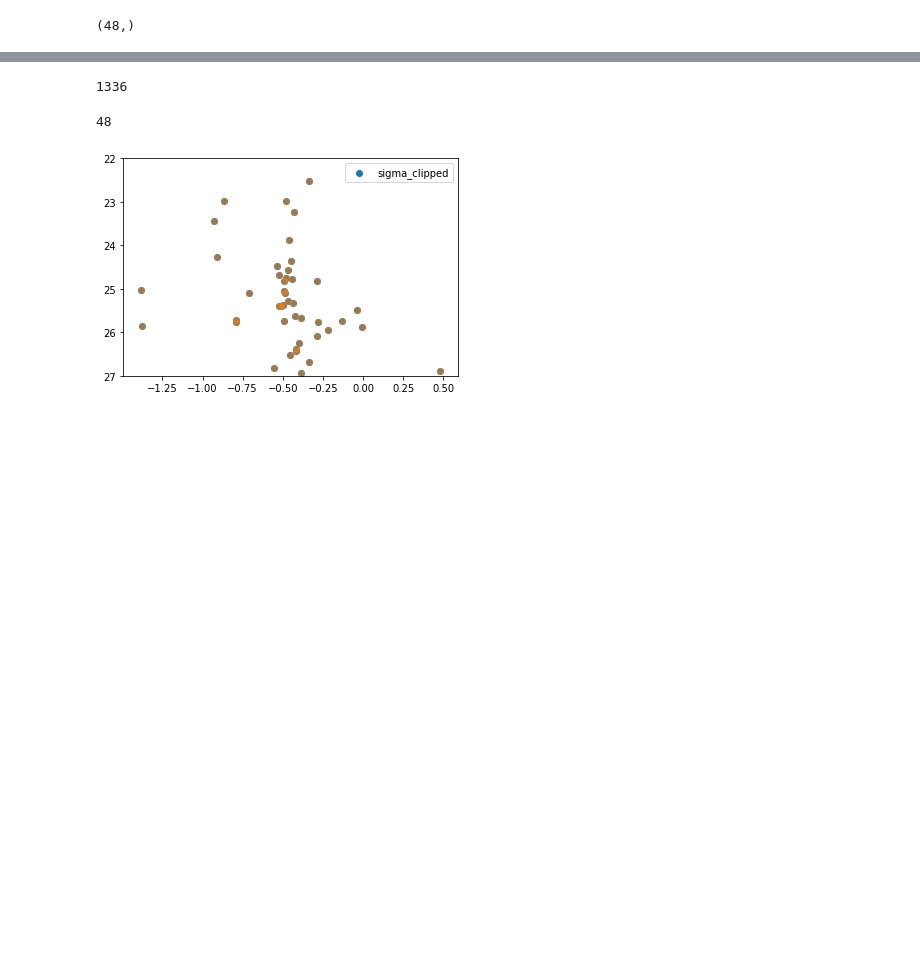
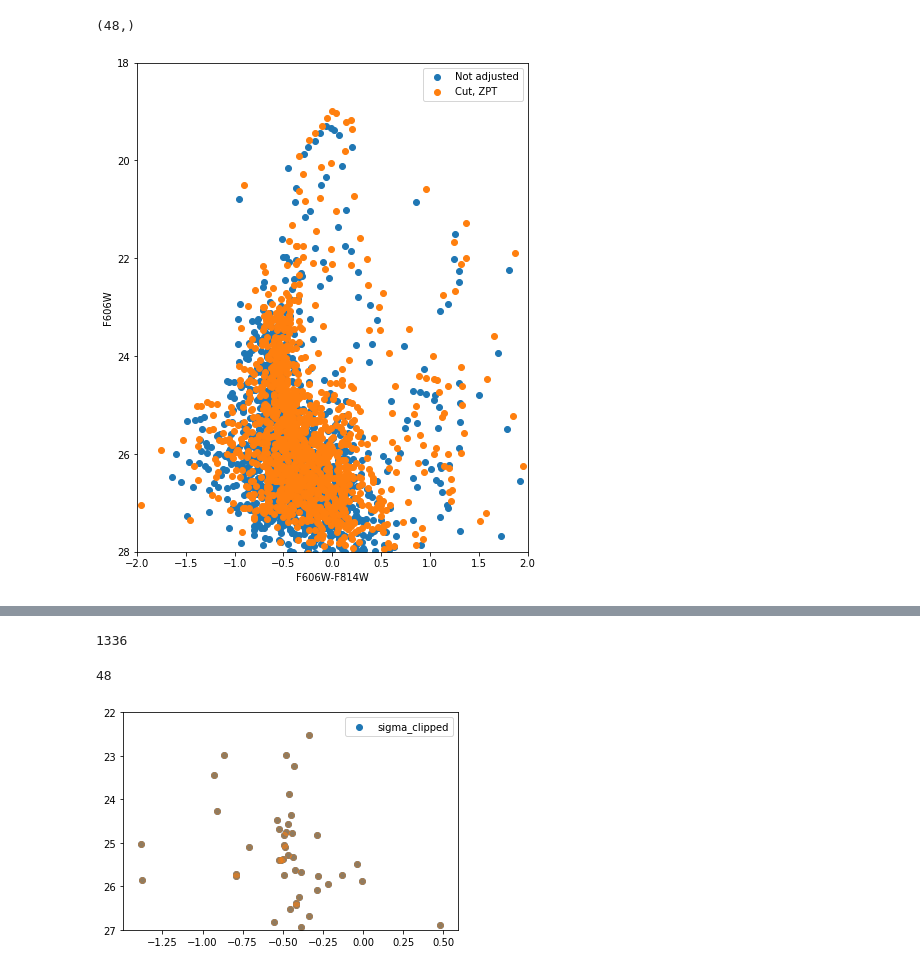
Before and after one commit to hrichstein/treasuryPipeline, a Jupyter notebook: cmdsOfdiffMagsCRrethought.ipynb, the cells around one changed output, grey strips where cells are left out. Saved outputs shown, nothing was run; the diff lists cells and outputs as text; code cells hidden in the pictures; blank space fills up the shorter version.

```diff
--- a/cmdsOfdiffMagsCRrethought.ipynb
+++ b/cmdsOfdiffMagsCRrethought.ipynb
@@ -117,6 +117,20 @@ for ss in range(len(lit_all)):
                                            mag3_814_corr_all[ss],mag4_814_corr_all[ss]])
     sc_mean_814_all[ss] = np.nanmean(stats.sigmaclip(temp_arr,2.,2.)[0])
 sc_mean_814_all=sc_mean_814_all.flatten()
+# %%
+fig, ax = plt.subplots(figsize=(7,9))
+
+ax.scatter(lit_all['mean_f606w']-lit_all['mean_f814w'],lit_all['mean_f606w'],label='Not adjusted')
+ax.scatter(sc_mean_606_all-sc_mean_814_all,sc_mean_606_all,label='Cut, ZPT')
+
+ax.set_ylim(28,18)
+ax.set_xlim(-2,2)
+ax.set_ylabel('F606W')
+ax.set_xlabel('F606W-F814W')
+ax.legend()
+plt.show()
+# %% [output]
+[figure, added]
 # %%
 fig, ax = plt.subplots(figsize=(7,9))
 
```
Also changed, not shown: parts of 1 cell of this notebook, 9 other files.
